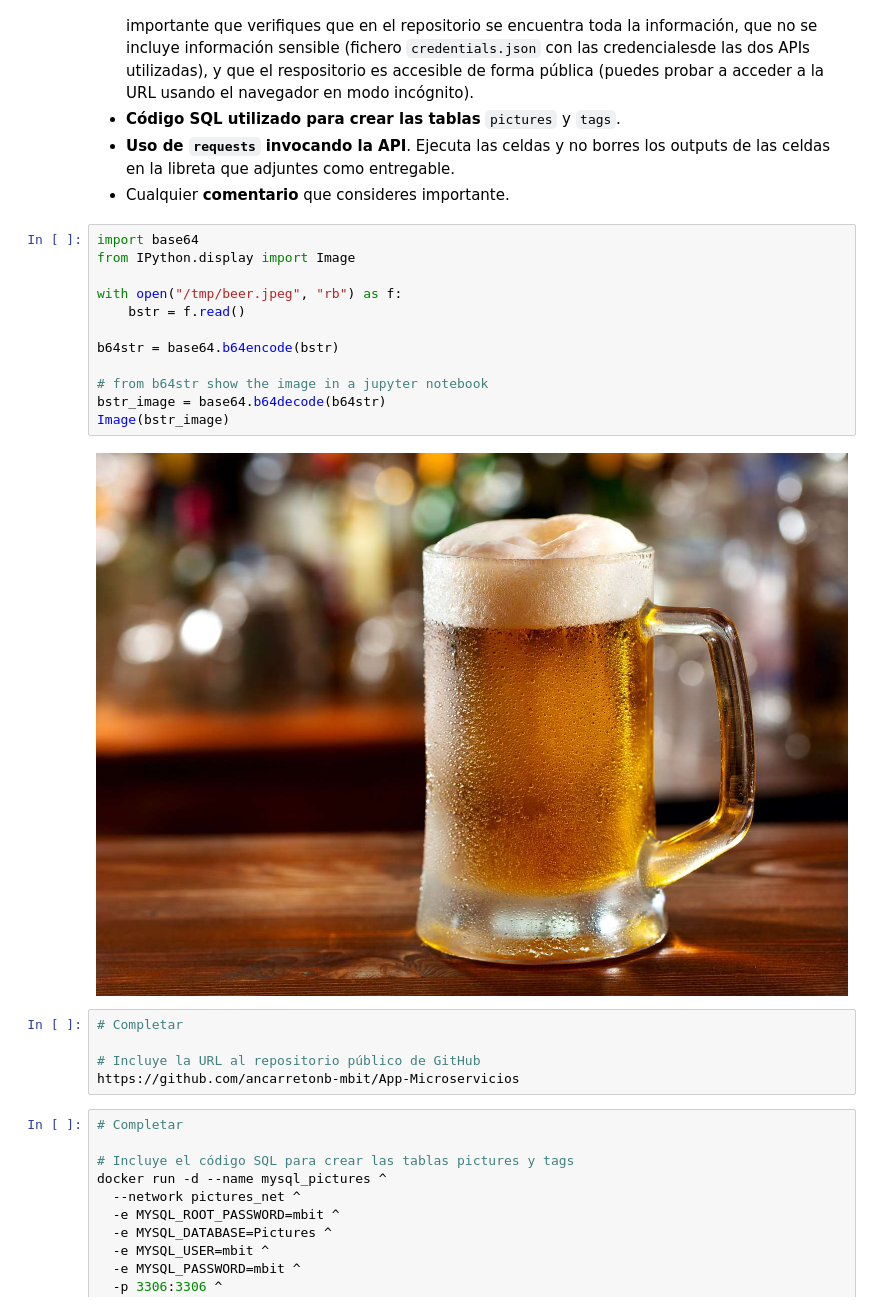
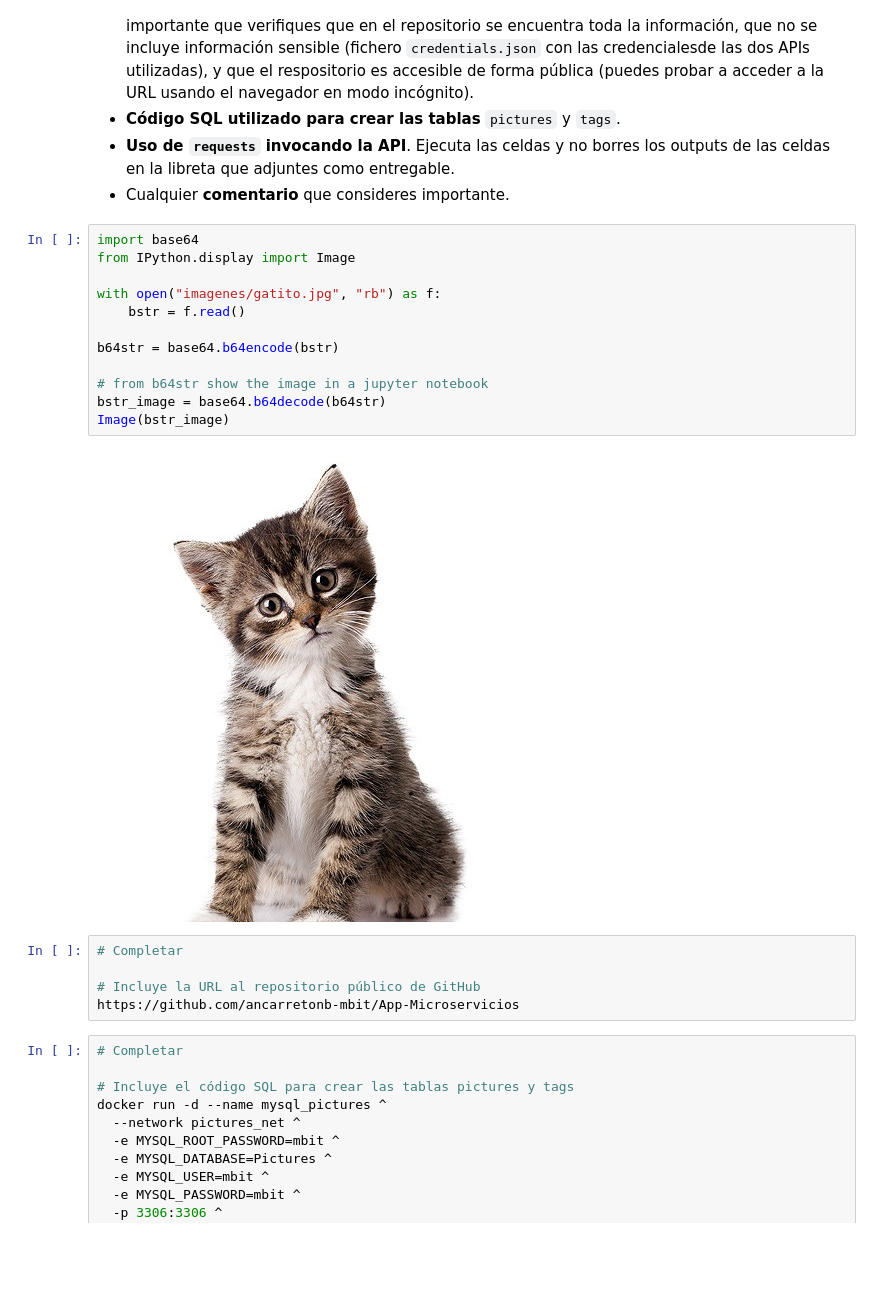
Before and after one commit to ancarretonb-mbit/App-Microservicios, a Jupyter notebook: Microservicios.ipynb, the cells around one changed output. Drawn from its saved outputs; the diff is of its cells as text; blank space fills up the shorter version.

Commit message:
Entrega final del notebook Microservicios.ipynb

```diff
--- a/Microservicios.ipynb
+++ b/Microservicios.ipynb
@@ -198,22 +198,22 @@ Se entregará esta misma libreta completando la siguiente información en las si
 # %%
 import base64
 from IPython.display import Image
 
-with open("/tmp/beer.jpeg", "rb") as f:
+with open("imagenes/gatito.jpg", "rb") as f:
     bstr = f.read()
 
 b64str = base64.b64encode(bstr)
 
 # from b64str show the image in a jupyter notebook
 bstr_image = base64.b64decode(b64str)
 Image(bstr_image)
 # %% [output]
-[figure, old version]
+[figure, new version]
-# %%
-# Completar
-
-# Incluye la URL al repositorio público de GitHub
-https://github.com/ancarretonb-mbit/App-Microservicios
+# %%
+# Completar
+
+# Incluye la URL al repositorio público de GitHub
+https://github.com/ancarretonb-mbit/App-Microservicios
 # %%
 # Completar
 
```
Also changed, not shown: parts of 3 cells of this notebook, 2 other files.
